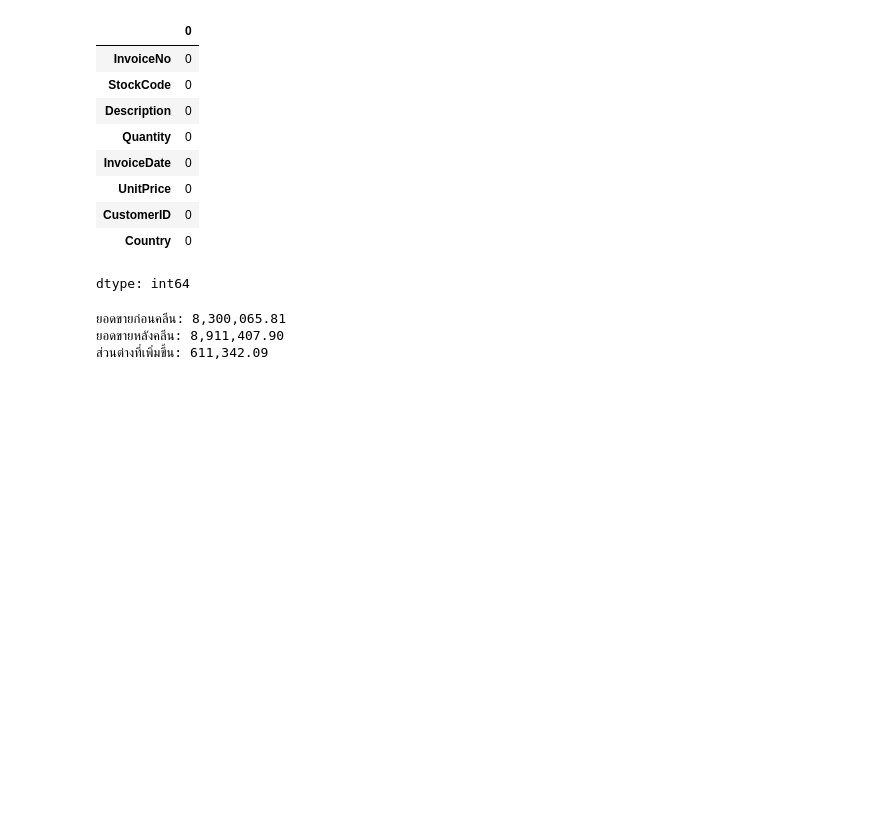
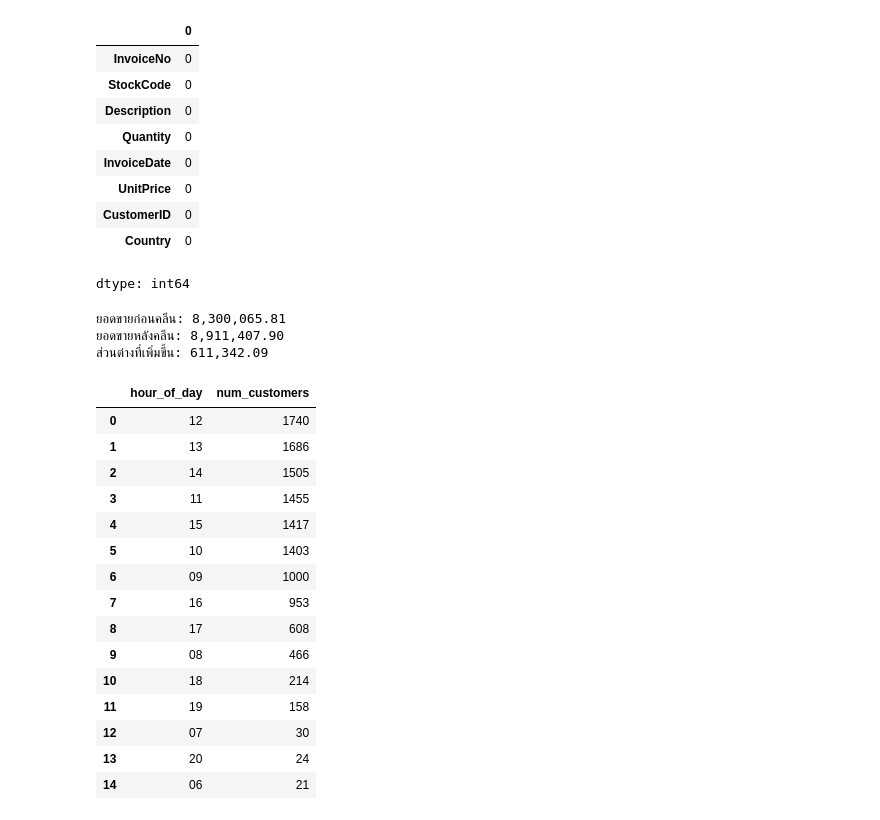
Before and after one commit to Eton-np/Project-Big-Data, a Jupyter notebook: bigdata_week3_sql_duckdb_to_spark.ipynb, the cells around one changed output. Drawn from its saved outputs; the diff is of its cells as text; code cells hidden in the pictures; blank space fills up the shorter version.

```diff
--- a/bigdata_week3_sql_duckdb_to_spark.ipynb
+++ b/bigdata_week3_sql_duckdb_to_spark.ipynb
@@ -1239,3 +1240,30 @@ print(f"ส่วนต่างที่เพิ่มขึ้น: {diff:,.2f
 ยอดขายก่อนคลีน: 8,300,065.81
 ยอดขายหลังคลีน: 8,911,407.90
 ส่วนต่างที่เพิ่มขึ้น: 611,342.09
+# %%
+#ลูกค้าส่วนใหญ่ซื้อของช่วงเวลาใด
+duckdb.sql("""
+SELECT
+    strftime(InvoiceDate, '%H') AS hour_of_day,
+    COUNT(DISTINCT CustomerID) AS num_customers
+FROM df2
+GROUP BY hour_of_day
+ORDER BY num_customers desc
+""").df()
+# %% [output]
+|  | hour_of_day | num_customers |
+| 0 | 12 | 1740 |
+| 1 | 13 | 1686 |
+| 2 | 14 | 1505 |
+| 3 | 11 | 1455 |
+| 4 | 15 | 1417 |
+| 5 | 10 | 1403 |
+| 6 | 09 | 1000 |
+| 7 | 16 | 953 |
+| 8 | 17 | 608 |
+| 9 | 08 | 466 |
+| 10 | 18 | 214 |
+| 11 | 19 | 158 |
+| 12 | 07 | 30 |
+| 13 | 20 | 24 |
+| 14 | 06 | 21 |
```
Also changed, not shown: parts of 2 cells of this notebook.
